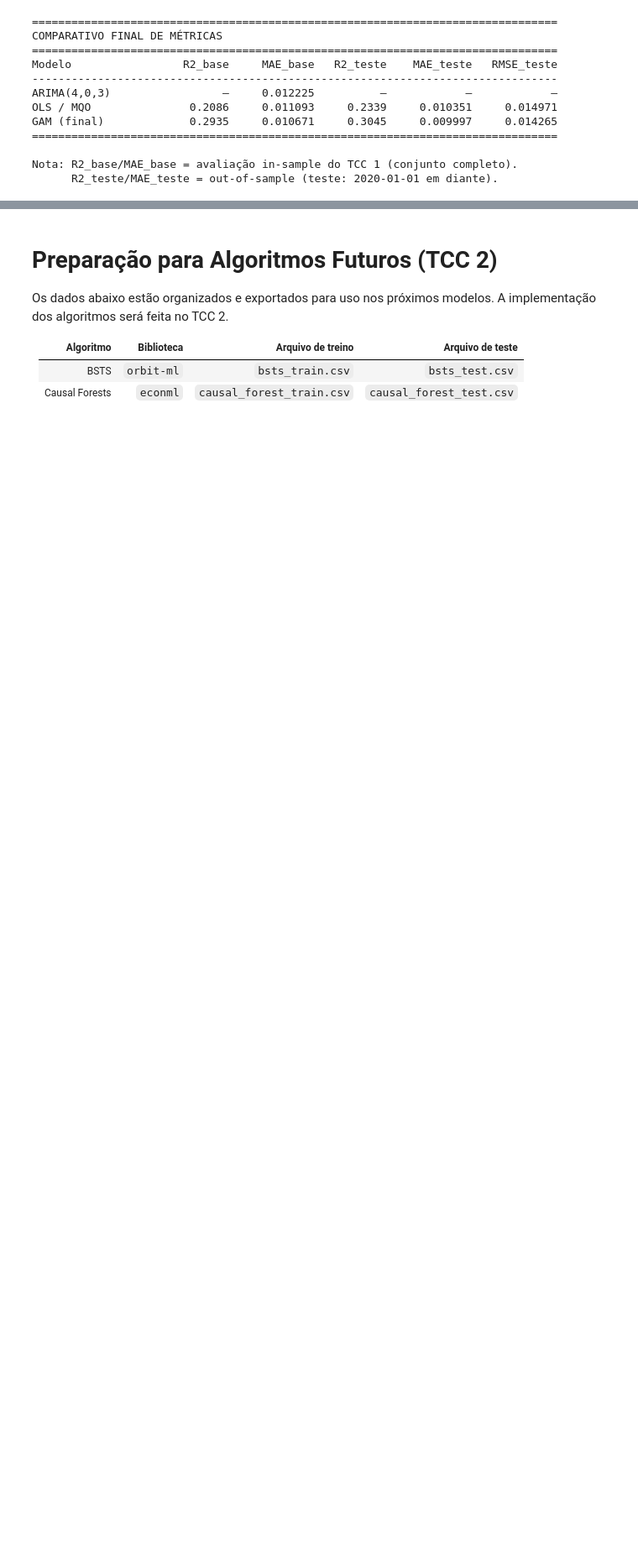
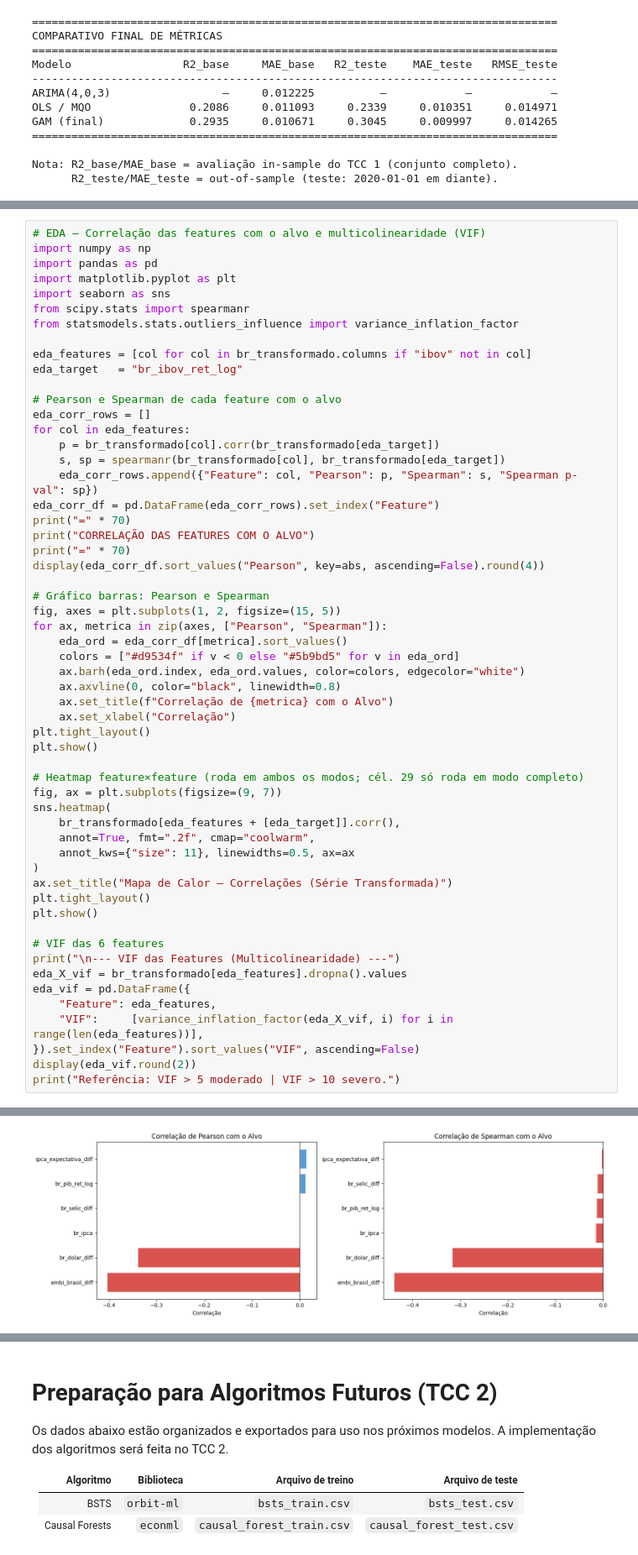
Before and after one commit to LucaoCodes/TCC, a Jupyter notebook: TCC.ipynb, the cells around one changed output, grey strips where cells are left out. Shown at 84% size. Saved outputs shown, nothing was run; the diff lists cells and outputs as text; blank space fills up the shorter version.

```diff
--- a/TCC.ipynb
+++ b/TCC.ipynb
@@ -928,0 +1006,57 @@ Nota: R2_base/MAE_base = avaliação in-sample do TCC 1 (conjunto completo).
+# %%
+# EDA — Correlação das features com o alvo e multicolinearidade (VIF)
+import numpy as np
+import pandas as pd
+import matplotlib.pyplot as plt
+import seaborn as sns
+from scipy.stats import spearmanr
+from statsmodels.stats.outliers_influence import variance_inflation_factor
+
+eda_features = [col for col in br_transformado.columns if "ibov" not in col]
+eda_target   = "br_ibov_ret_log"
+
+# Pearson e Spearman de cada feature com o alvo
+eda_corr_rows = []
+for col in eda_features:
+    p = br_transformado[col].corr(br_transformado[eda_target])
+    s, sp = spearmanr(br_transformado[col], br_transformado[eda_target])
+    eda_corr_rows.append({"Feature": col, "Pearson": p, "Spearman": s, "Spearman p-val": sp})
+eda_corr_df = pd.DataFrame(eda_corr_rows).set_index("Feature")
+print("=" * 70)
+print("CORRELAÇÃO DAS FEATURES COM O ALVO")
+print("=" * 70)
+display(eda_corr_df.sort_values("Pearson", key=abs, ascending=False).round(4))
+
+# Gráfico barras: Pearson e Spearman
+fig, axes = plt.subplots(1, 2, figsize=(15, 5))
+for ax, metrica in zip(axes, ["Pearson", "Spearman"]):
+    eda_ord = eda_corr_df[metrica].sort_values()
+    colors = ["#d9534f" if v < 0 else "#5b9bd5" for v in eda_ord]
+    ax.barh(eda_ord.index, eda_ord.values, color=colors, edgecolor="white")
+    ax.axvline(0, color="black", linewidth=0.8)
+    ax.set_title(f"Correlação de {metrica} com o Alvo")
+    ax.set_xlabel("Correlação")
+plt.tight_layout()
+plt.show()
+
+# Heatmap feature×feature (roda em ambos os modos; cél. 29 só roda em modo completo)
+fig, ax = plt.subplots(figsize=(9, 7))
+sns.heatmap(
+    br_transformado[eda_features + [eda_target]].corr(),
+    annot=True, fmt=".2f", cmap="coolwarm",
+    annot_kws={"size": 11}, linewidths=0.5, ax=ax
+)
+ax.set_title("Mapa de Calor — Correlações (Série Transformada)")
+plt.tight_layout()
+plt.show()
+
+# VIF das 6 features
+print("\n--- VIF das Features (Multicolinearidade) ---")
+eda_X_vif = br_transformado[eda_features].dropna().values
+eda_vif = pd.DataFrame({
+    "Feature": eda_features,
+    "VIF":     [variance_inflation_factor(eda_X_vif, i) for i in range(len(eda_features))],
+}).set_index("Feature").sort_values("VIF", ascending=False)
+display(eda_vif.round(2))
+print("Referência: VIF > 5 moderado | VIF > 10 severo.")
+# %% [output]
@@ -928,0 +1074 @@ Nota: R2_base/MAE_base = avaliação in-sample do TCC 1 (conjunto completo).
+[figure, added]
```
Also changed, not shown: parts of 15 cells of this notebook.
